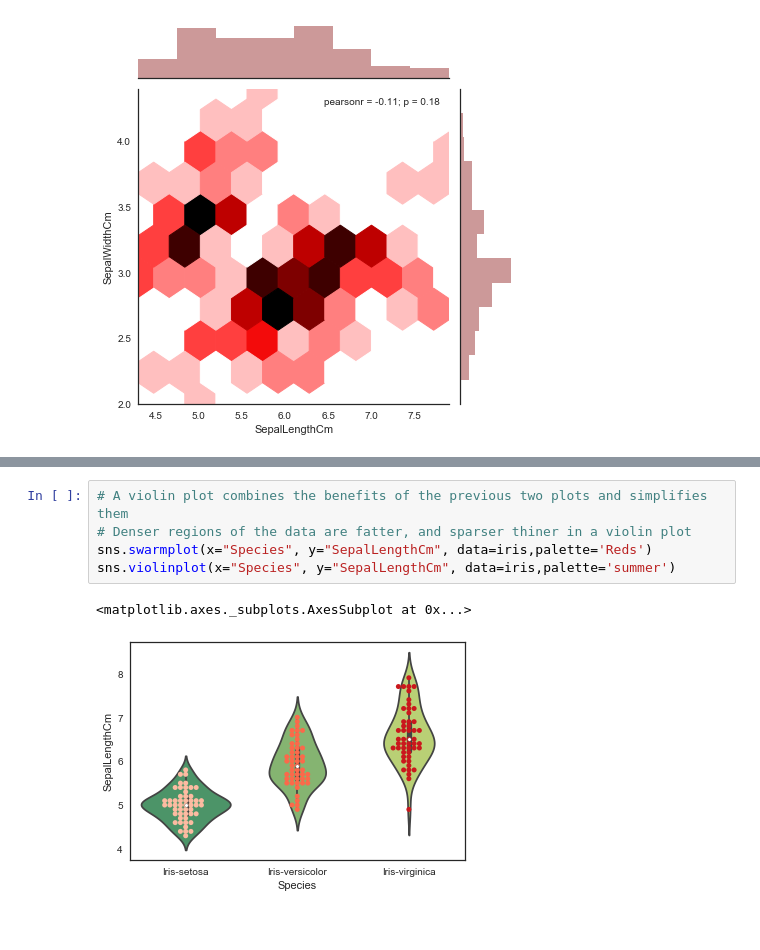
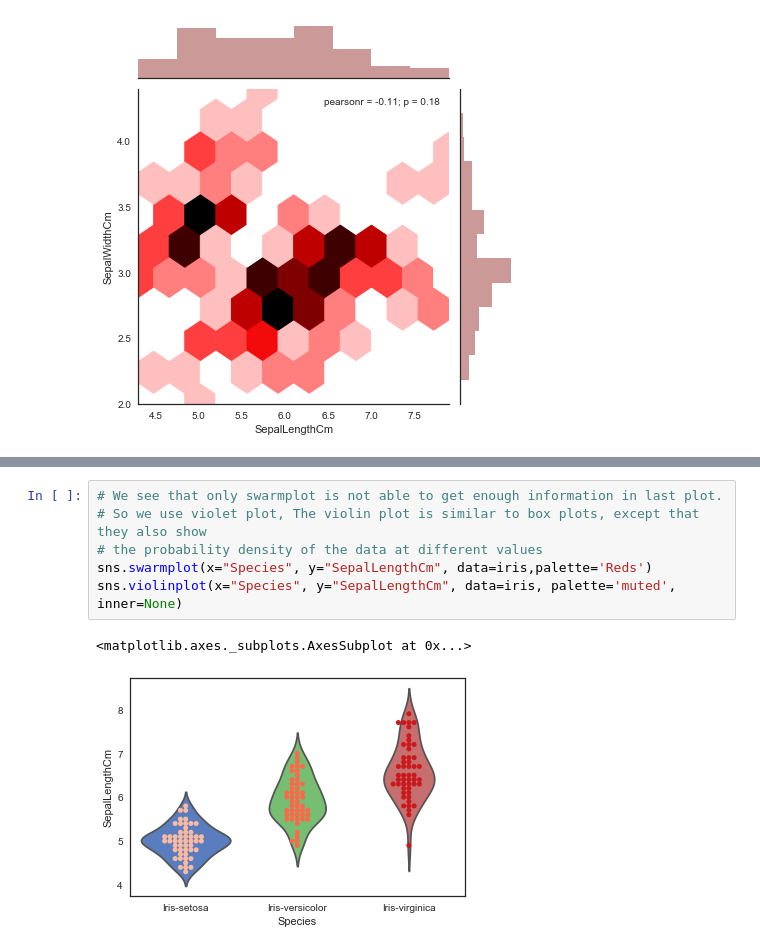
Before and after one commit to alwaysarian/Data-Visualization, a Jupyter notebook: Project 1 - Iris.ipynb, the cells around one changed output, grey strips where cells are left out. Drawn from its saved outputs; the diff is of its cells as text.

```diff
--- a/Project 1 - Iris.ipynb
+++ b/Project 1 - Iris.ipynb
@@ -91,8 +112,9 @@ sns.jointplot(x="SepalLengthCm", y="SepalWidthCm", data=iris, size=6, kind='reg'
 # %%
-# A violin plot combines the benefits of the previous two plots and simplifies them
-# Denser regions of the data are fatter, and sparser thiner in a violin plot
+# We see that only swarmplot is not able to get enough information in last plot.
+# So we use violet plot, The violin plot is similar to box plots, except that they also show
+# the probability density of the data at different values
 sns.swarmplot(x="Species", y="SepalLengthCm", data=iris,palette='Reds')
-sns.violinplot(x="Species", y="SepalLengthCm", data=iris,palette='summer')
+sns.violinplot(x="Species", y="SepalLengthCm", data=iris, palette='muted', inner=None)
 # %% [output]
 <matplotlib.axes._subplots.AxesSubplot at 0x...>
-[figure, old version]
+[figure, new version]
```
Also changed, not shown: parts of 18 cells of this notebook.
